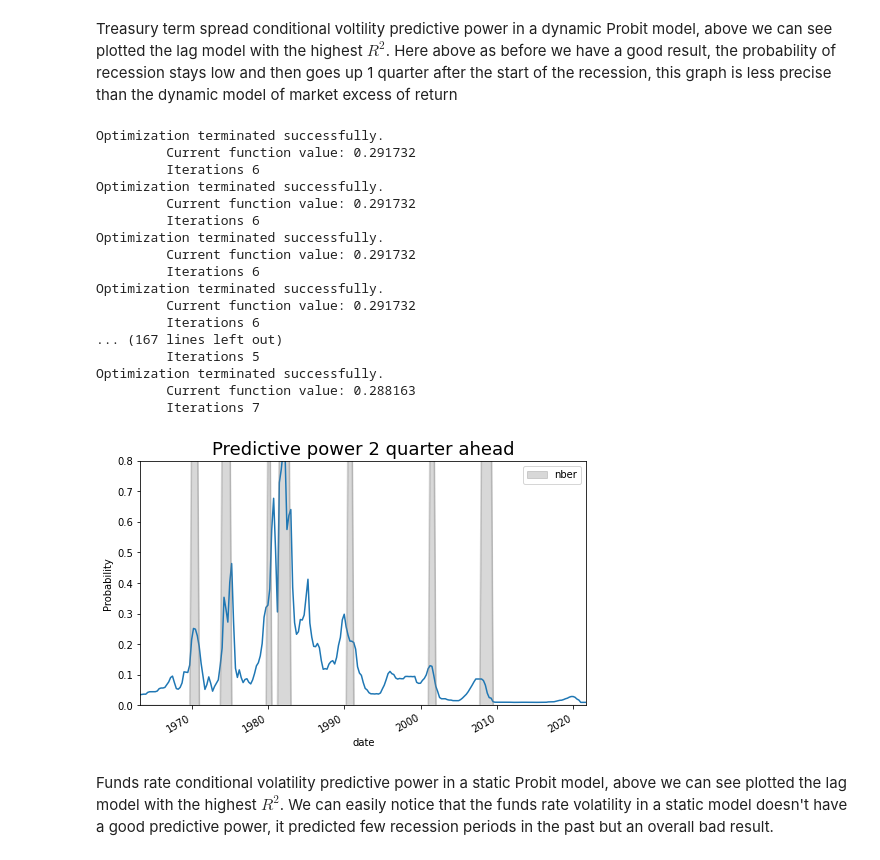
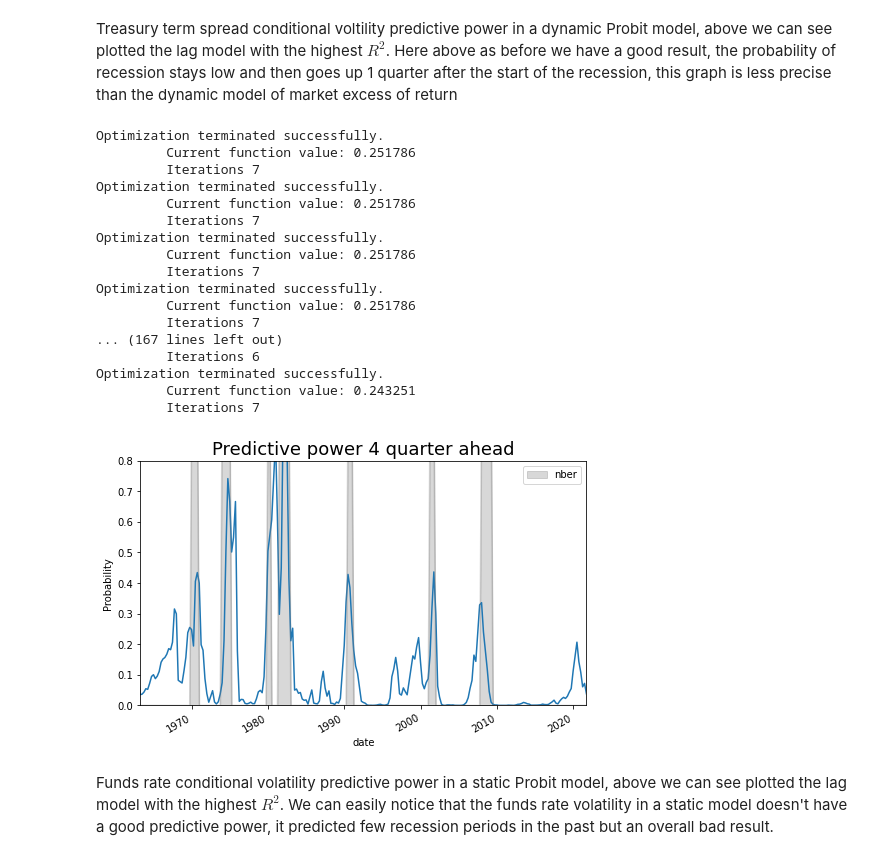
Before and after one commit to alessandrofogli/Ai-for-Finance, a Jupyter notebook: Project4/ES4.ipynb, the cells around one changed output. Saved outputs shown, nothing was run; the diff lists cells and outputs as text; code cells hidden in the pictures.

```diff
--- a/Project4/ES4.ipynb
+++ b/Project4/ES4.ipynb
@@ -288,7 +288,7 @@ Above the results of the dynamic models - add of lag recession as exlanatory var
 We can notice that the most robust factors -the ones that are statistically significant with more frequency- are Funds rate and Gdp growth.
 Now we can run a static model for predicting recession by using these robust factors.
 # %%
-all_factors2 = all_factors.drop(['market'], axis=1).drop(['gdp'], axis=1).drop(['nber'], axis=1)
+all_factors2 = all_factors.drop(['market'], axis=1).drop(['nber'], axis=1)
 # %%
 def fill3(valx, valy):
 
@@ -653,26 +628,26 @@ Optimization terminated successfully.
 # %% [markdown]
 Treasury term spread conditional voltility predictive power in a dynamic Probit model, above we can see plotted the lag model with the highest $R^{2}$. Here above as before we have a good result, the probability of recession stays low and then goes up 1 quarter after the start of the recession, this graph is less precise than the dynamic model of market excess of return
 # %%
-fill(funds_rate_volatility, nber)
+fill(funds_rate_volatility.join(all_factors2), nber)
 # %% [output]
 Optimization terminated successfully.
-         Current function value: 0.291732
+         Current function value: 0.251786
+         Iterations 7
+Optimization terminated successfully.
+         Current function value: 0.251786
+         Iterations 7
+Optimization terminated successfully.
+         Current function value: 0.251786
+         Iterations 7
+Optimization terminated successfully.
+         Current function value: 0.251786
+         Iterations 7
+... (167 lines left out)
          Iterations 6
 Optimization terminated successfully.
-         Current function value: 0.291732
-         Iterations 6
-Optimization terminated successfully.
-         Current function value: 0.291732
-         Iterations 6
-Optimization terminated successfully.
-         Current function value: 0.291732
-         Iterations 6
-... (167 lines left out)
-         Iterations 5
-Optimization terminated successfully.
-         Current function value: 0.288163
+         Current function value: 0.243251
          Iterations 7
-[figure, old version]
+[figure, new version]
 # %% [markdown]
 Funds rate conditional volatility predictive power in a static Probit model, above we can see plotted the lag model with the highest $R^{2}$. We can easily notice that the funds rate volatility in a static model doesn't have a good predictive power, it predicted few recession periods in the past but an overall bad result.
 # %%
```
Also changed, not shown: parts of 8 cells of this notebook.
